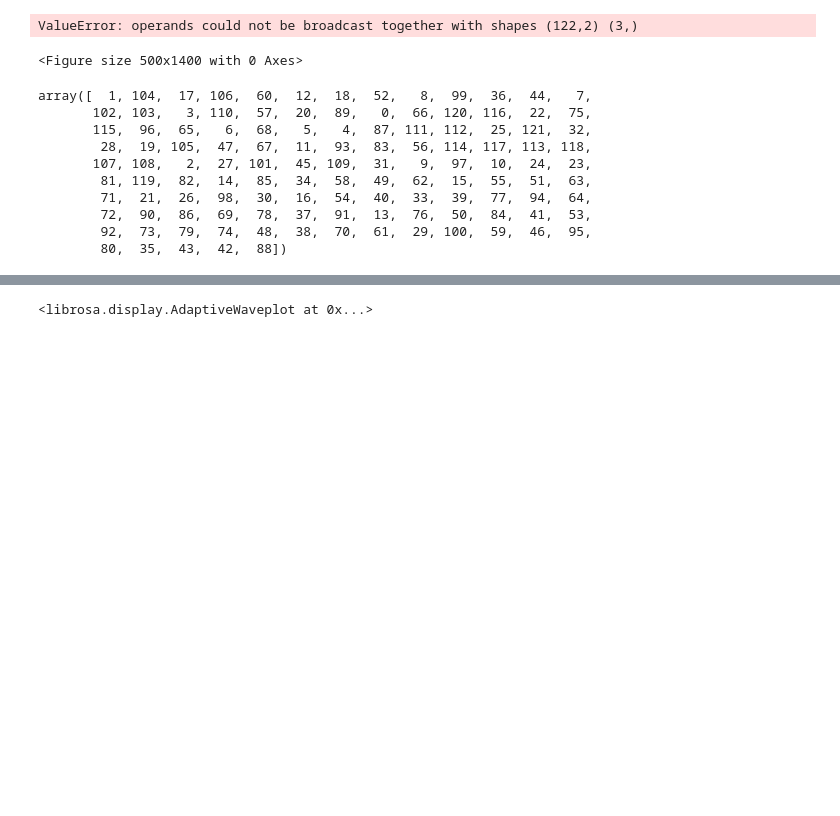
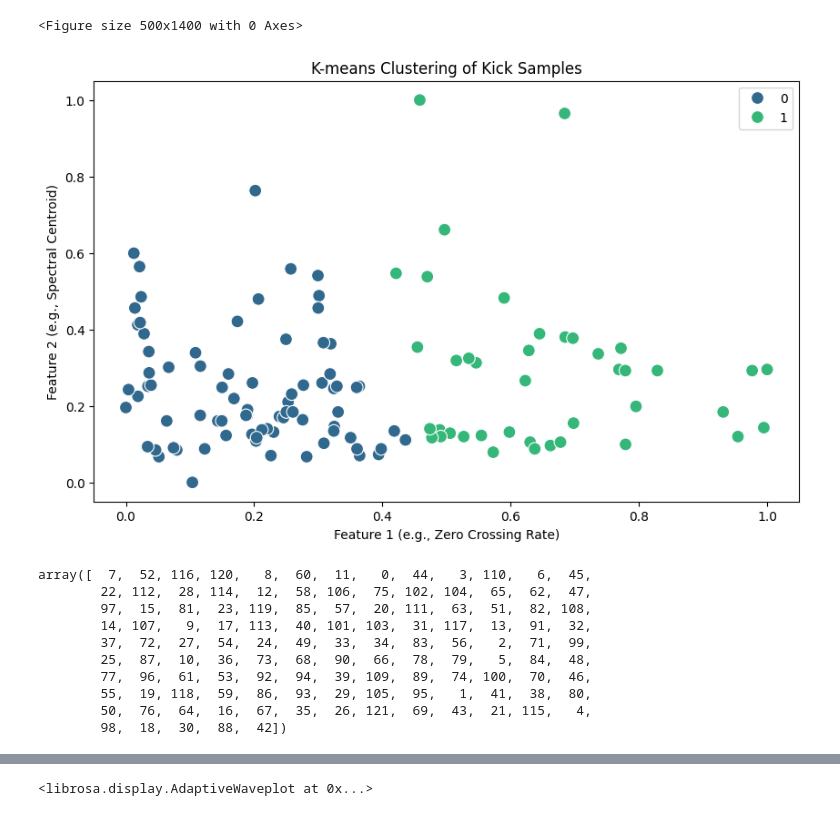
Before and after one commit to felixiinohayes/audio-ml-projects, a Jupyter notebook: notebooks/03.ipynb, the cells around one changed output, grey strips where cells are left out. Cells and saved outputs as stored; diff of their text form; code cells hidden in the pictures; blank space fills up the shorter version.

```diff
--- a/notebooks/03.ipynb
+++ b/notebooks/03.ipynb
@@ -47,32 +47,33 @@ kick_features = np.array([extract_features(x,sr) for x in kick_samples])
 scaler = MinMaxScaler((0,1))
 scaled_features = scaler.fit_transform(kick_features[:,:])
 
-weights = np.array([1,0.2,0.8])
-weighted_features = scaled_features * weights
+# weights = np.array([1,0.2,0.8])
+weighted_features = scaled_features * 1
 # %% [output]
-ValueError: operands could not be broadcast together with shapes (122,2) (3,)
+<Figure size 500x1400 with 0 Axes>
-<Figure size 500x1400 with 0 Axes>
 # %%
 from sklearn.cluster import KMeans
 import seaborn as sns
 
 # Apply K-means clustering
 n_clusters = 2  # You can change this based on how many different types of kicks you expect
 kmeans = KMeans(n_clusters=n_clusters, random_state=42)
 labels = kmeans.fit_predict(scaled_features)
 
 # Visualize the clusters
-# plt.figure(figsize=(10, 6))
-# sns.scatterplot(x=scaled_features[:, 0], y=scaled_features[:, 1], hue=labels, palette='viridis', s=100)
-# plt.xlabel('Feature 1 (e.g., Zero Crossing Rate)')
-# plt.ylabel('Feature 2 (e.g., Spectral Centroid)')
-# plt.title('K-means Clustering of Kick Samples')
-# plt.show()
+plt.figure(figsize=(10, 6))
+sns.scatterplot(x=scaled_features[:, 0], y=scaled_features[:, 1], hue=labels, palette='viridis', s=100)
+plt.xlabel('Feature 1 (e.g., Zero Crossing Rate)')
+plt.ylabel('Feature 2 (e.g., Spectral Centroid)')
+plt.title('K-means Clustering of Kick Samples')
+plt.show()
+# %% [output]
+[figure, added]
 # %%
 import numpy as np
 from sklearn.metrics import pairwise_distances
 
-selected_sample_index = 1
+selected_sample_index = 7
 
 # Calculate similarity within the cluster
 similarity_scores = pairwise_distances(weighted_features)
@@ -82,14 +83,14 @@ sample_choices = [23,24,42,29,35]
 # sample_choices[0]
 sorted_indices
 # %% [output]
-array([  1, 104,  17, 106,  60,  12,  18,  52,   8,  99,  36,  44,   7,
-       102, 103,   3, 110,  57,  20,  89,   0,  66, 120, 116,  22,  75,
-       115,  96,  65,   6,  68,   5,   4,  87, 111, 112,  25, 121,  32,
-        28,  19, 105,  47,  67,  11,  93,  83,  56, 114, 117, 113, 118,
-       107, 108,   2,  27, 101,  45, 109,  31,   9,  97,  10,  24,  23,
-        81, 119,  82,  14,  85,  34,  58,  49,  62,  15,  55,  51,  63,
-        71,  21,  26,  98,  30,  16,  54,  40,  33,  39,  77,  94,  64,
-        72,  90,  86,  69,  78,  37,  91,  13,  76,  50,  84,  41,  53,
-        92,  73,  79,  74,  48,  38,  70,  61,  29, 100,  59,  46,  95,
-        80,  35,  43,  42,  88])
+array([  7,  52, 116, 120,   8,  60,  11,   0,  44,   3, 110,   6,  45,
+        22, 112,  28, 114,  12,  58, 106,  75, 102, 104,  65,  62,  47,
+        97,  15,  81,  23, 119,  85,  57,  20, 111,  63,  51,  82, 108,
+        14, 107,   9,  17, 113,  40, 101, 103,  31, 117,  13,  91,  32,
+        37,  72,  27,  54,  24,  49,  33,  34,  83,  56,   2,  71,  99,
+        25,  87,  10,  36,  73,  68,  90,  66,  78,  79,   5,  84,  48,
+        77,  96,  61,  53,  92,  94,  39, 109,  89,  74, 100,  70,  46,
+        55,  19, 118,  59,  86,  93,  29, 105,  95,   1,  41,  38,  80,
+        50,  76,  64,  16,  67,  35,  26, 121,  69,  43,  21, 115,   4,
+        98,  18,  30,  88,  42])
 # %%
```
Also changed, not shown: parts of 1 cell of this notebook, 5 other files.
